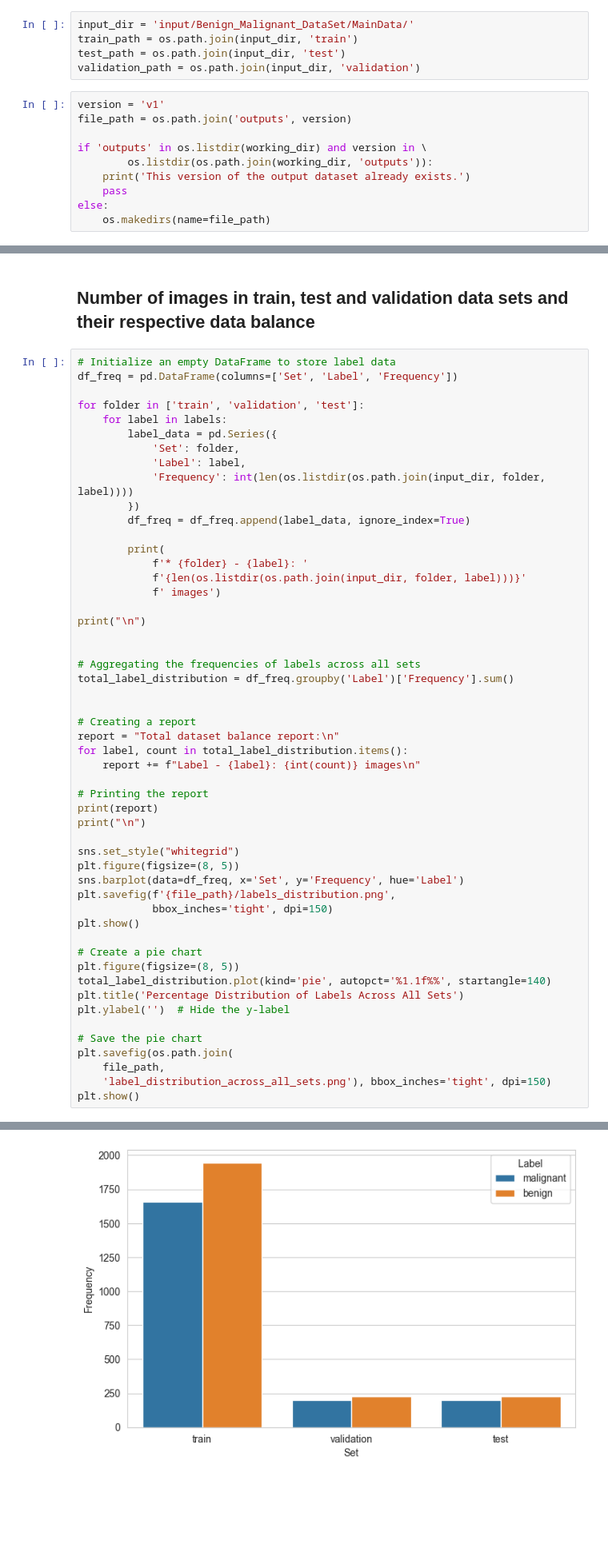
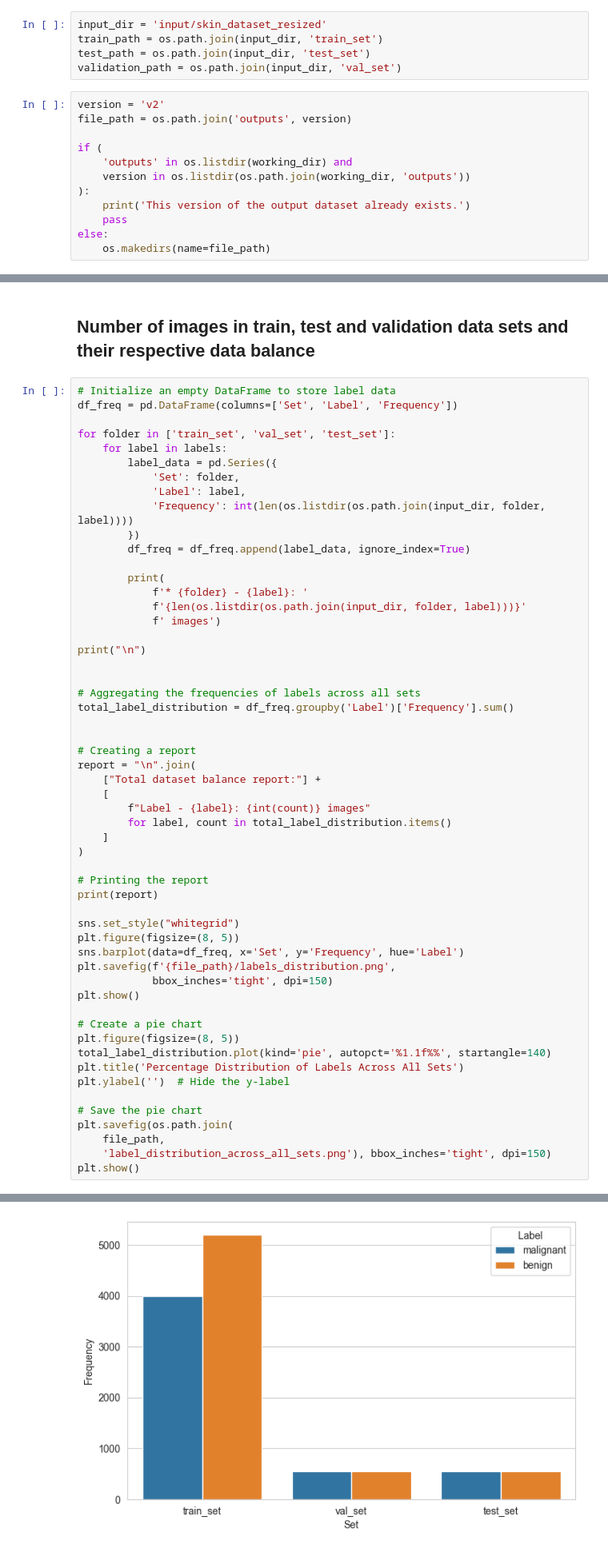
Before and after one commit to ispeakfishlanguage/benign-malignant-classification, a Jupyter notebook: jupyter_notebooks/03_modelling_and_evaluation.ipynb, the cells around one changed output, grey strips where cells are left out. Shown at 80% size. Saved outputs shown, nothing was run; the diff lists cells and outputs as text; blank space fills up the shorter version.

```diff
--- a/jupyter_notebooks/03_modelling_and_evaluation.ipynb
+++ b/jupyter_notebooks/03_modelling_and_evaluation.ipynb
@@ -74,16 +75,18 @@ from matplotlib.image import imread
 # %% [markdown]
 Set train, validation and test paths
 # %%
-input_dir = 'input/Benign_Malignant_DataSet/MainData/'
-train_path = os.path.join(input_dir, 'train')
-test_path = os.path.join(input_dir, 'test')
-validation_path = os.path.join(input_dir, 'validation')
+input_dir = 'input/skin_dataset_resized'
+train_path = os.path.join(input_dir, 'train_set')
+test_path = os.path.join(input_dir, 'test_set')
+validation_path = os.path.join(input_dir, 'val_set')
 # %%
-version = 'v1'
+version = 'v2'
 file_path = os.path.join('outputs', version)
 
-if 'outputs' in os.listdir(working_dir) and version in \
-        os.listdir(os.path.join(working_dir, 'outputs')):
+if (
+    'outputs' in os.listdir(working_dir) and
+    version in os.listdir(os.path.join(working_dir, 'outputs'))
+):
     print('This version of the output dataset already exists.')
     pass
 else:
@@ -114,7 +117,7 @@ image_shape
 # Initialize an empty DataFrame to store label data
 df_freq = pd.DataFrame(columns=['Set', 'Label', 'Frequency'])
 
-for folder in ['train', 'validation', 'test']:
+for folder in ['train_set', 'val_set', 'test_set']:
     for label in labels:
         label_data = pd.Series({
             'Set': folder,
@@ -136,13 +139,16 @@ total_label_distribution = df_freq.groupby('Label')['Frequency'].sum()
 
 
 # Creating a report
-report = "Total dataset balance report:\n"
-for label, count in total_label_distribution.items():
-    report += f"Label - {label}: {int(count)} images\n"
+report = "\n".join(
+    ["Total dataset balance report:"] +
+    [
+        f"Label - {label}: {int(count)} images"
+        for label, count in total_label_distribution.items()
+    ]
+)
 
 # Printing the report
 print(report)
-print("\n")
 
 sns.set_style("whitegrid")
 plt.figure(figsize=(8, 5))
@@ -177 +183 @@ Label - malignant: 2059 images
-[figure, old version]
+[figure, new version]
```
Also changed, not shown: parts of 53 cells of this notebook, 1 other file.
